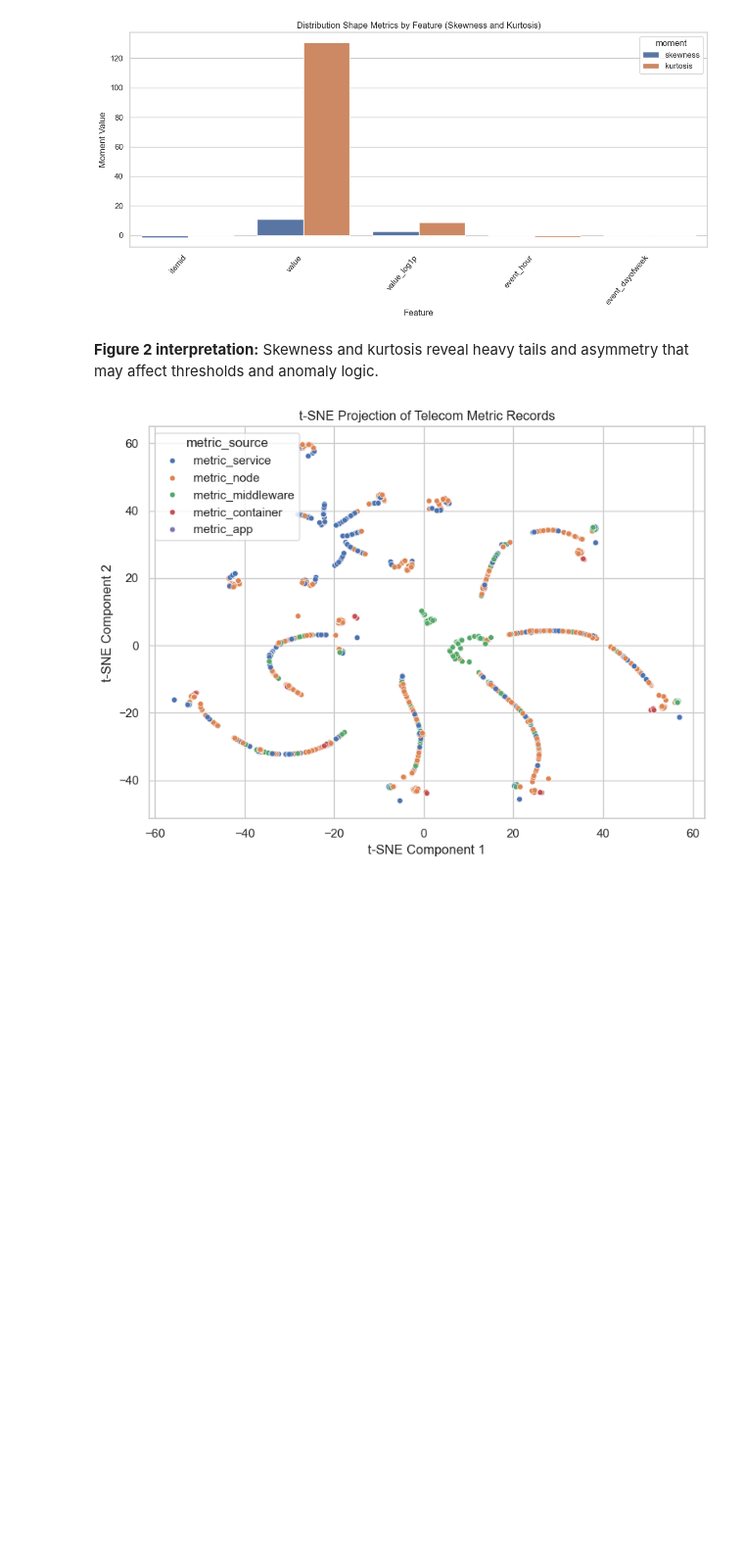
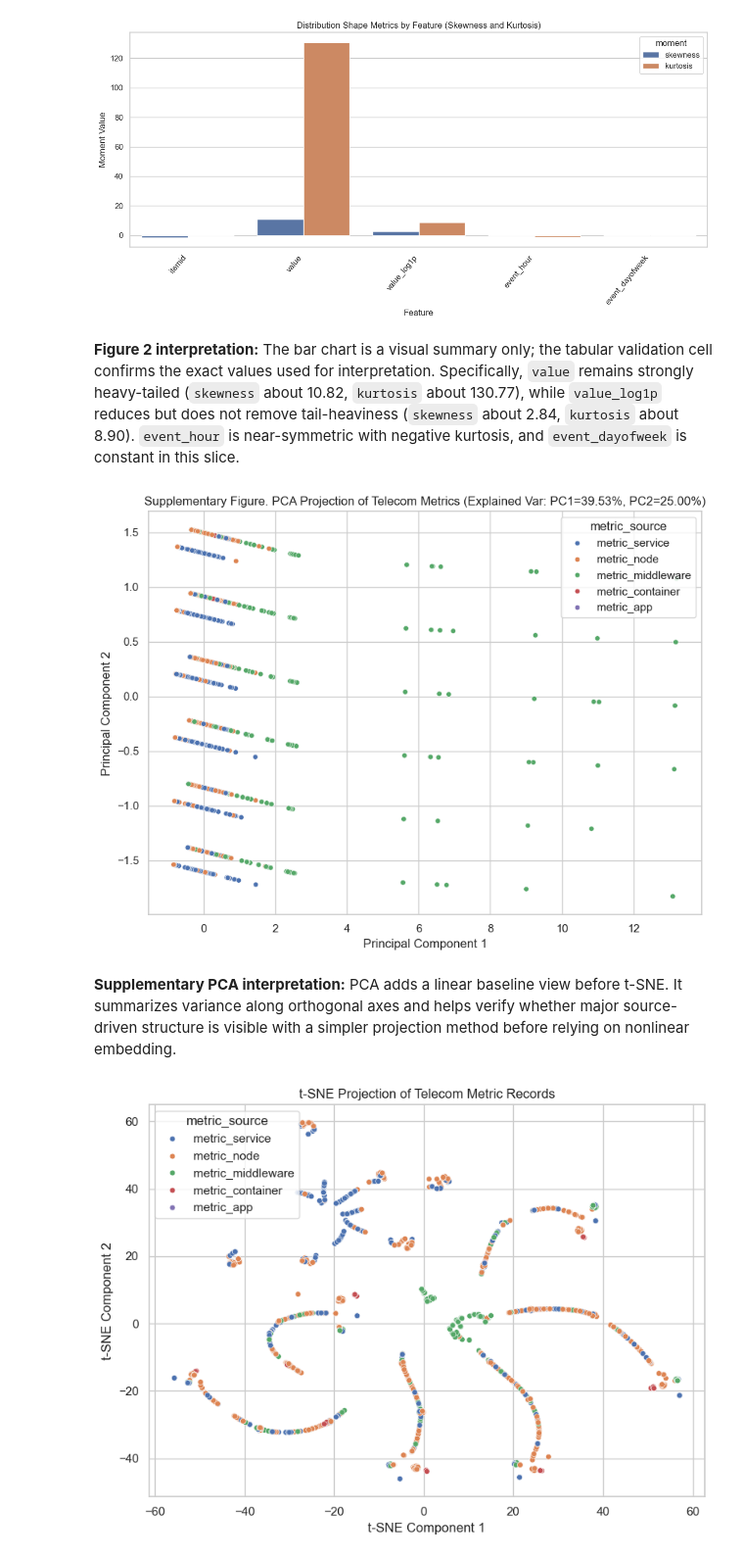
Before and after one commit to Ohara124c41/ai-programming-foundations-project, a Jupyter notebook: data_workflow.ipynb, the cells around one changed output. Shown at 98% size. Cells and saved outputs as stored; diff of their text form; code cells hidden in the pictures; blank space fills up the shorter version.

Commit message:
feat: finalize notebook, add readme, add summary

```diff
--- a/data_workflow.ipynb
+++ b/data_workflow.ipynb
@@ -773,7 +888,61 @@ else:
 # %% [output]
 [figure]
 # %% [markdown]
-**Figure 2 interpretation:** Skewness and kurtosis reveal heavy tails and asymmetry that may affect thresholds and anomaly logic.
+**Figure 2 interpretation:** The bar chart is a visual summary only; the tabular validation cell confirms the exact values used for interpretation. Specifically, `value` remains strongly heavy-tailed (`skewness` about 10.82, `kurtosis` about 130.77), while `value_log1p` reduces but does not remove tail-heaviness (`skewness` about 2.84, `kurtosis` about 8.90). `event_hour` is near-symmetric with negative kurtosis, and `event_dayofweek` is constant in this slice.
+# %%
+if df_clean is None:
+    pca_frame = None
+    print("Supplementary PCA figure skipped: dataset missing.")
+else:
+    numeric_df = df_clean.select_dtypes(include=[np.number]).copy()
+    numeric_df = numeric_df.replace([np.inf, -np.inf], np.nan)
+    numeric_df = numeric_df.loc[:, numeric_df.notna().mean() >= 0.40]
+    numeric_df = numeric_df.loc[:, numeric_df.nunique(dropna=True) > 1]
+
+    if numeric_df.shape[0] < 10 or numeric_df.shape[1] < 2:
+        pca_frame = None
+        print("Supplementary PCA figure skipped: need at least 10 rows and 2 informative numeric features.")
+    else:
+        sample_n = min(5000, len(numeric_df))
+        sampled_numeric = numeric_df.sample(n=sample_n, random_state=42)
+        imputer = SimpleImputer(strategy="median")
+        X_imputed = imputer.fit_transform(sampled_numeric)
+
+        if np.isnan(X_imputed).any():
+            pca_frame = None
+            print("Supplementary PCA figure skipped: NaN values remain after imputation.")
+        else:
+            X = StandardScaler().fit_transform(X_imputed)
+            pca = PCA(n_components=2)
+            components = pca.fit_transform(X)
+            explained = pca.explained_variance_ratio_
+
+            pca_frame = pd.DataFrame({"pc1": components[:, 0], "pc2": components[:, 1]}, index=sampled_numeric.index)
+
+            hue_col = None
+            label_candidates = [
+                "metric_source", "cmdb_id", "name", "servicename", "label", "is_anomaly", "anomaly", "incident", "fault_type", "root_cause_service", "service"
+            ]
+            for col in label_candidates:
+                if col in df_clean.columns and df_clean[col].nunique(dropna=True) <= 10:
+                    hue_col = col
+                    break
+
+            plt.figure(figsize=(8.5, 6.5))
+            if hue_col is None:
+                sns.scatterplot(data=pca_frame, x="pc1", y="pc2", s=24)
+            else:
+                pca_frame[hue_col] = df_clean.loc[pca_frame.index, hue_col].astype(str)
+                sns.scatterplot(data=pca_frame, x="pc1", y="pc2", hue=hue_col, s=24)
+            plt.title(f"Supplementary Figure. PCA Projection of Telecom Metrics (Explained Var: PC1={explained[0]:.2%}, PC2={explained[1]:.2%})")
+            plt.xlabel("Principal Component 1")
+            plt.ylabel("Principal Component 2")
+            plt.tight_layout()
+            plt.show()
+# %% [output]
+[figure, added]
+# %% [markdown]
+**Supplementary PCA interpretation:** PCA adds a linear baseline view before t-SNE. It summarizes variance along orthogonal axes and helps verify whether major source-driven structure is visible with a simpler projection method before relying on nonlinear embedding.
 # %%
 if df_clean is None:
     tsne_frame = None
```
Also changed, not shown: parts of 24 cells of this notebook, 3 other files.
